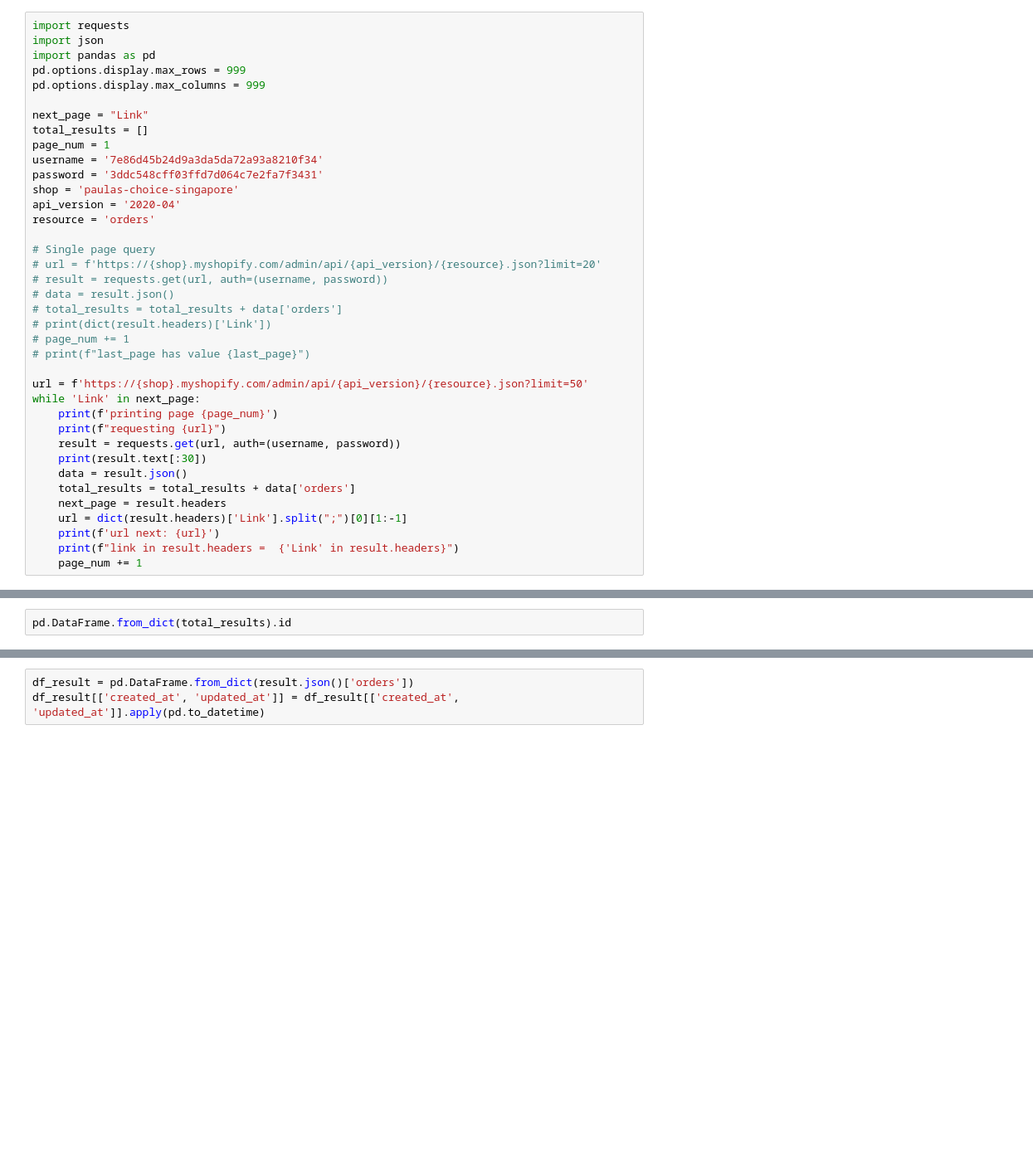
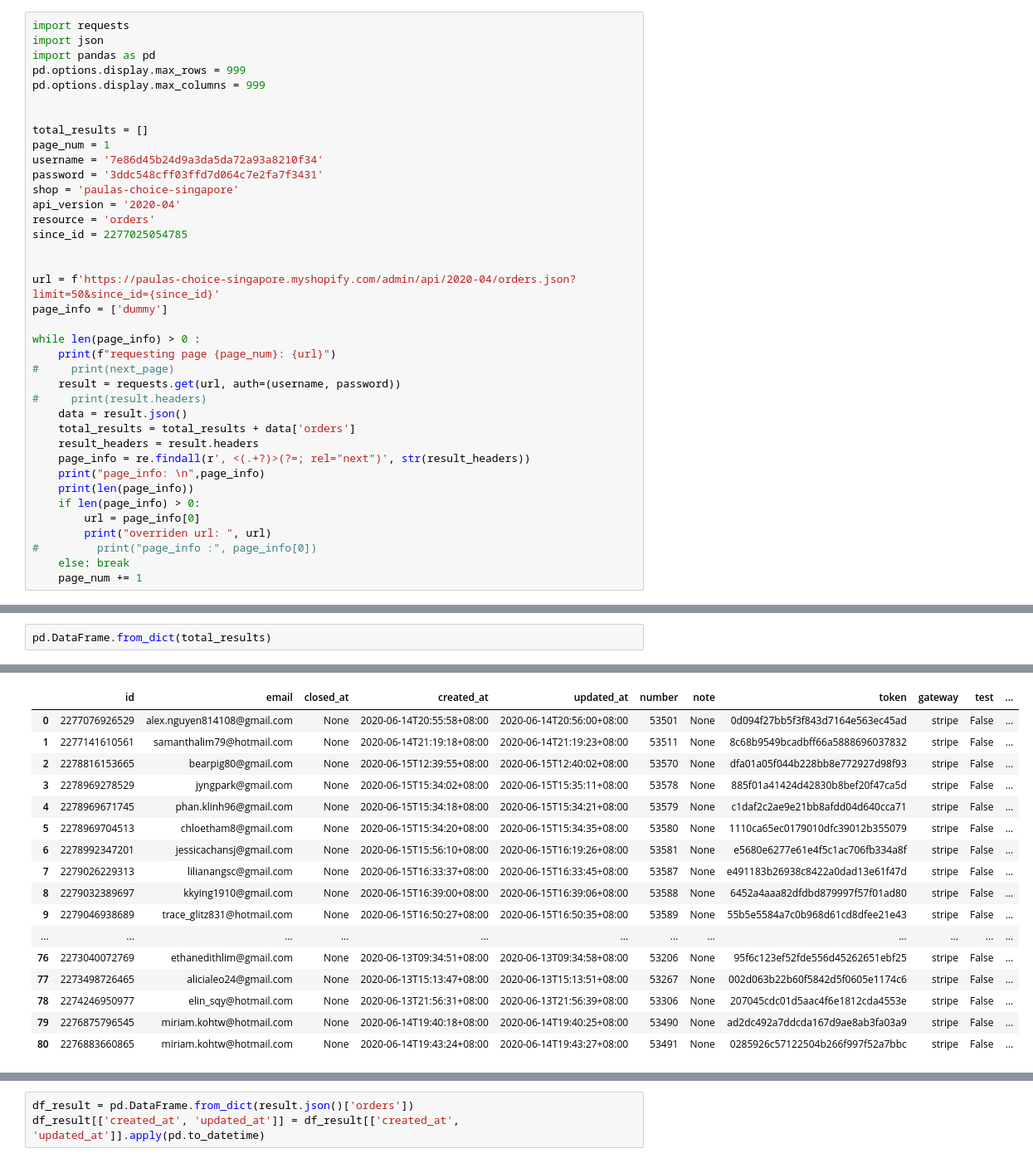
Before and after one commit to jeffl24/test_repo, a Jupyter notebook: shopify_since_id_query.ipynb, the cells around one changed output, grey strips where cells are left out. Shown at 83% size. Saved outputs shown, nothing was run; the diff lists cells and outputs as text; blank space fills up the shorter version.

Commit message:
completed since id python query

```diff
--- a/shopify_since_id_query.ipynb
+++ b/shopify_since_id_query.ipynb
@@ -15,7 +15,7 @@ import pandas as pd
 pd.options.display.max_rows = 999
 pd.options.display.max_columns = 999
 
-next_page = "Link"
+
 total_results = []
 page_num = 1
 username = '7e86d45b24d9a3da5da72a93a8210f34'
@@ -23,27 +23,27 @@ password = '3ddc548cff03ffd7d064c7e2fa7f3431'
 shop = 'paulas-choice-singapore'
 api_version = '2020-04'
 resource = 'orders'
+since_id = 2277025054785
 
-# Single page query
-# url = f'https://{shop}.myshopify.com/admin/api/{api_version}/{resource}.json?limit=20'
-# result = requests.get(url, auth=(username, password))
-# data = result.json()
-# total_results = total_results + data['orders']
-# print(dict(result.headers)['Link'])
-# page_num += 1
-# print(f"last_page has value {last_page}")
 
-url = f'https://{shop}.myshopify.com/admin/api/{api_version}/{resource}.json?limit=50'
-while 'Link' in next_page:
-    print(f'printing page {page_num}')
-    print(f"requesting {url}")
+url = f'https://paulas-choice-singapore.myshopify.com/admin/api/2020-04/orders.json?limit=50&since_id={since_id}'
+page_info = ['dummy']
+
+while len(page_info) > 0 :
+    print(f"requesting page {page_num}: {url}")
+#     print(next_page)
     result = requests.get(url, auth=(username, password))
-    print(result.text[:30])
+#     print(result.headers)
     data = result.json()
     total_results = total_results + data['orders']
-    next_page = result.headers
-    url = dict(result.headers)['Link'].split(";")[0][1:-1]
-    print(f'url next: {url}')
-    print(f"link in result.headers =  {'Link' in result.headers}")
+    result_headers = result.headers
+    page_info = re.findall(r', <(.+?)>(?=; rel="next")', str(result_headers))
+    print("page_info: \n",page_info)
+    print(len(page_info))
+    if len(page_info) > 0:
+        url = page_info[0]
+        print("overriden url: ", url)
+#         print("page_info :", page_info[0])
+    else: break
     page_num += 1
 # %% [output]
@@ -68,3 +140,3 @@ KeyboardInterrupt:
 # %%
-pd.DataFrame.from_dict(total_results).id
+pd.DataFrame.from_dict(total_results)
 # %% [output]
@@ -82,0 +143,17 @@ Name: id, Length: 1344, dtype: int64
+|  | id | email | closed_at | created_at | updated_at | number | note | token | gateway | test | ... |
+| 0 | 2277076926529 | alex.nguyen814108@gmail.com | None | 2020-06-14T20:55:58+08:00 | 2020-06-14T20:56:00+08:00 | 53501 | None | 0d094f27bb5f3f843d7164e563ec45ad | stripe | False | ... |
+| 1 | 2277141610561 | samanthalim79@hotmail.com | None | 2020-06-14T21:19:18+08:00 | 2020-06-14T21:19:23+08:00 | 53511 | None | 8c68b9549bcadbff66a5888696037832 | stripe | False | ... |
+| 2 | 2278816153665 | bearpig80@gmail.com | None | 2020-06-15T12:39:55+08:00 | 2020-06-15T12:40:02+08:00 | 53570 | None | dfa01a05f044b228bb8e772927d98f93 | stripe | False | ... |
+| 3 | 2278969278529 | jyngpark@gmail.com | None | 2020-06-15T15:34:02+08:00 | 2020-06-15T15:35:11+08:00 | 53578 | None | 885f01a41424d42830b8bef20f47ca5d | stripe | False | ... |
+| 4 | 2278969671745 | phan.klinh96@gmail.com | None | 2020-06-15T15:34:18+08:00 | 2020-06-15T15:34:21+08:00 | 53579 | None | c1daf2c2ae9e21bb8afdd04d640cca71 | stripe | False | ... |
+| 5 | 2278969704513 | chloetham8@gmail.com | None | 2020-06-15T15:34:20+08:00 | 2020-06-15T15:34:35+08:00 | 53580 | None | 1110ca65ec0179010dfc39012b355079 | stripe | False | ... |
+| 6 | 2278992347201 | jessicachansj@gmail.com | None | 2020-06-15T15:56:10+08:00 | 2020-06-15T16:19:26+08:00 | 53581 | None | e5680e6277e61e4f5c1ac706fb334a8f | stripe | False | ... |
+| 7 | 2279026229313 | lilianangsc@gmail.com | None | 2020-06-15T16:33:37+08:00 | 2020-06-15T16:33:45+08:00 | 53587 | None | e491183b26938c8422a0dad13e61f47d | stripe | False | ... |
+| 8 | 2279032389697 | kkying1910@gmail.com | None | 2020-06-15T16:39:00+08:00 | 2020-06-15T16:39:06+08:00 | 53588 | None | 6452a4aaa82dfdbd879997f57f01ad80 | stripe | False | ... |
+| 9 | 2279046938689 | trace_glitz831@hotmail.com | None | 2020-06-15T16:50:27+08:00 | 2020-06-15T16:50:35+08:00 | 53589 | None | 55b5e5584a7c0b968d61cd8dfee21e43 | stripe | False | ... |
+| ... | ... | ... | ... | ... | ... | ... | ... | ... | ... | ... | ... |
+| 76 | 2273040072769 | ethanedithlim@gmail.com | None | 2020-06-13T09:34:51+08:00 | 2020-06-13T09:34:58+08:00 | 53206 | None | 95f6c123ef52fde556d45262651ebf25 | stripe | False | ... |
+| 77 | 2273498726465 | alicialeo24@gmail.com | None | 2020-06-13T15:13:47+08:00 | 2020-06-13T15:13:51+08:00 | 53267 | None | 002d063b22b60f5842d5f0605e1174c6 | stripe | False | ... |
+| 78 | 2274246950977 | elin_sqy@hotmail.com | None | 2020-06-13T21:56:31+08:00 | 2020-06-13T21:56:39+08:00 | 53306 | None | 207045cdc01d5aac4f6e1812cda4553e | stripe | False | ... |
+| 79 | 2276875796545 | miriam.kohtw@hotmail.com | None | 2020-06-14T19:40:18+08:00 | 2020-06-14T19:40:25+08:00 | 53490 | None | ad2dc492a7ddcda167d9ae8ab3fa03a9 | stripe | False | ... |
+| 80 | 2276883660865 | miriam.kohtw@hotmail.com | None | 2020-06-14T19:43:24+08:00 | 2020-06-14T19:43:27+08:00 | 53491 | None | 0285926c57122504b266f997f52a7bbc | stripe | False | ... |
```
Also changed, not shown: parts of 13 cells of this notebook, 4 other files.
